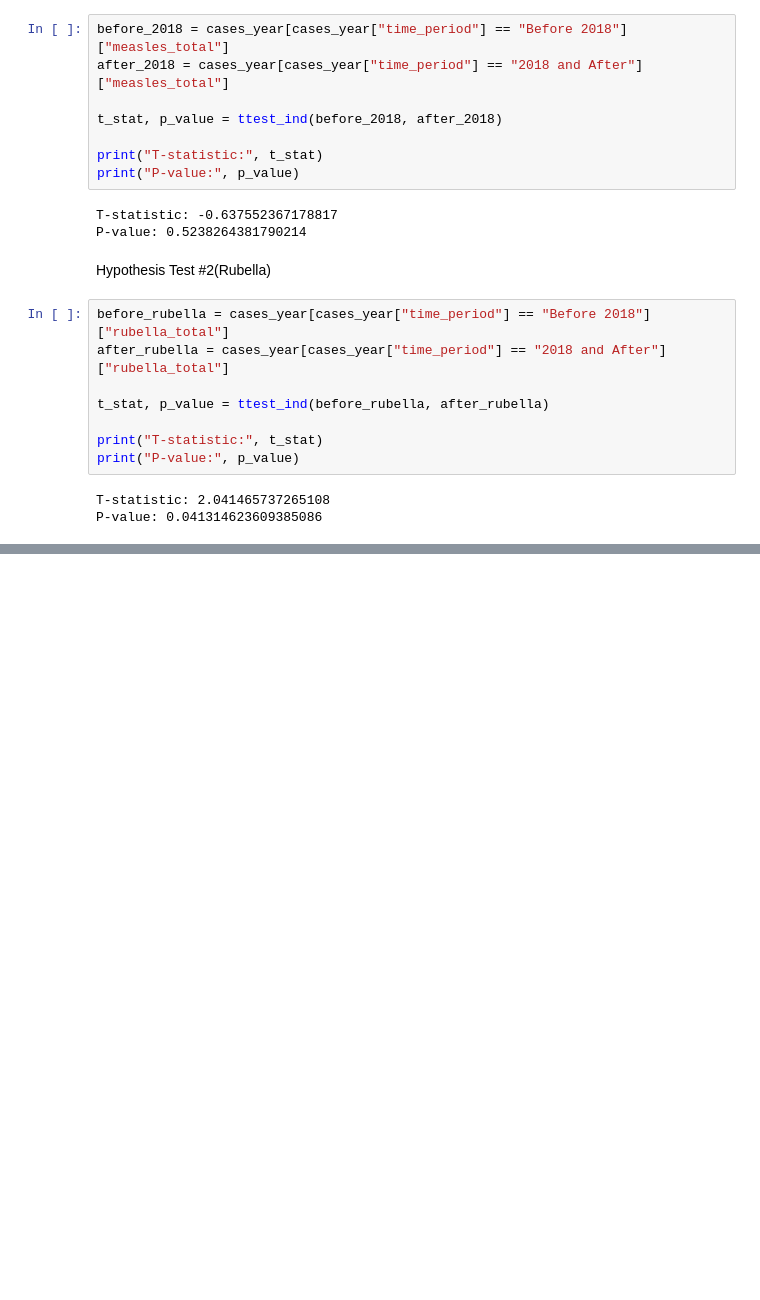
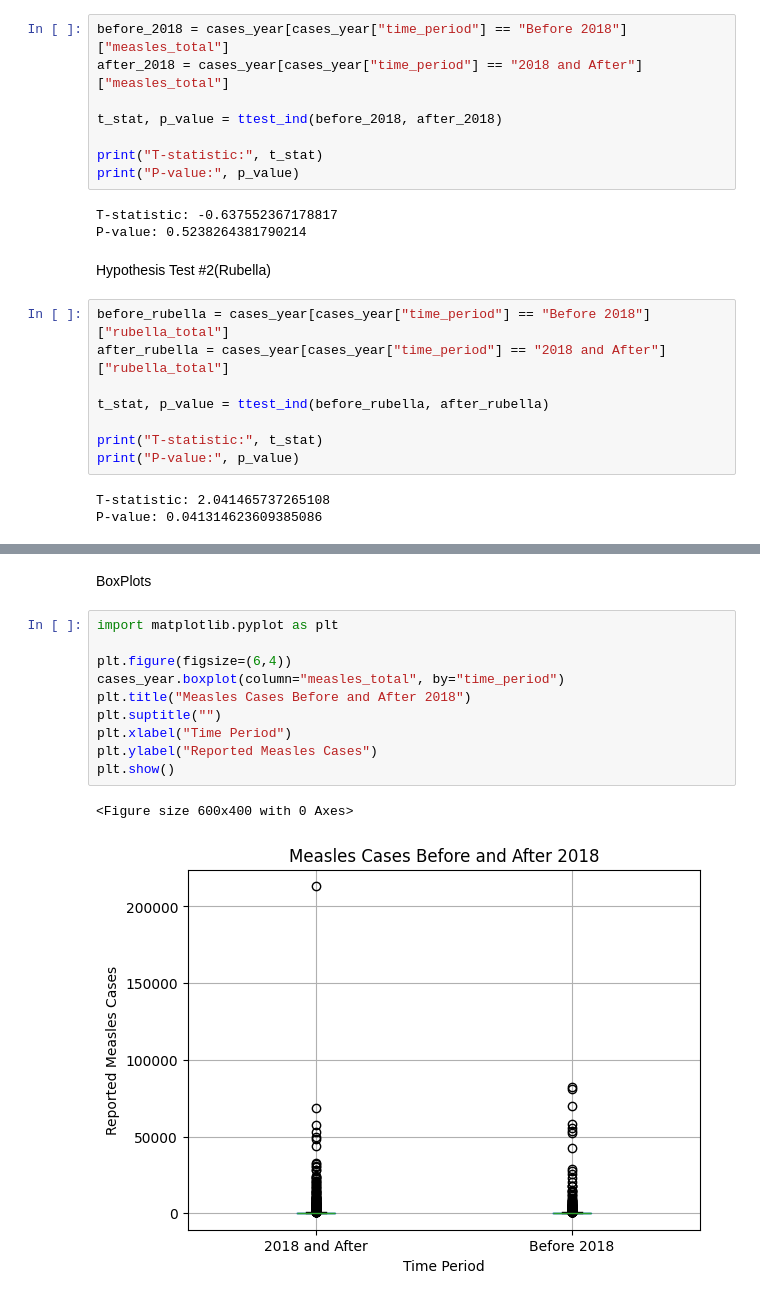
Before and after one commit to menemisan204-arch/DSRP-Measeles, a Jupyter notebook: DSRP_HealthCare_MisanMene.ipynb, the cells around one changed output, grey strips where cells are left out. Drawn from its saved outputs; the diff is of its cells as text; blank space fills up the shorter version.

```diff
--- a/DSRP_HealthCare_MisanMene.ipynb
+++ b/DSRP_HealthCare_MisanMene.ipynb
@@ -615,0 +643,15 @@ P-value: 0.041314623609385086
+# %% [markdown]
+BoxPlots
+# %%
+import matplotlib.pyplot as plt
+
+plt.figure(figsize=(6,4))
+cases_year.boxplot(column="measles_total", by="time_period")
+plt.title("Measles Cases Before and After 2018")
+plt.suptitle("")
+plt.xlabel("Time Period")
+plt.ylabel("Reported Measles Cases")
+plt.show()
+# %% [output]
+<Figure size 600x400 with 0 Axes>
+[figure, added]
```
Also changed, not shown: parts of 7 cells of this notebook.
